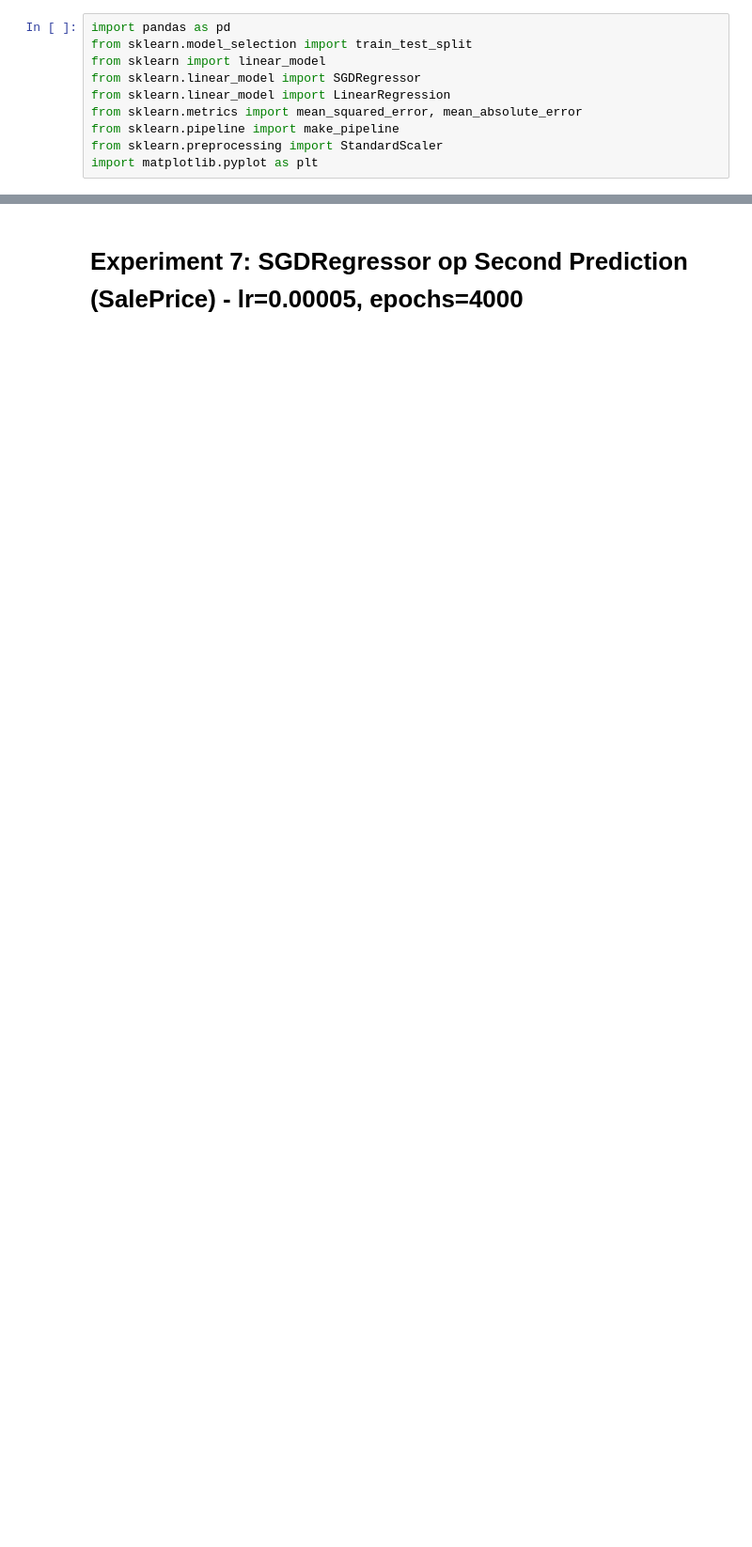
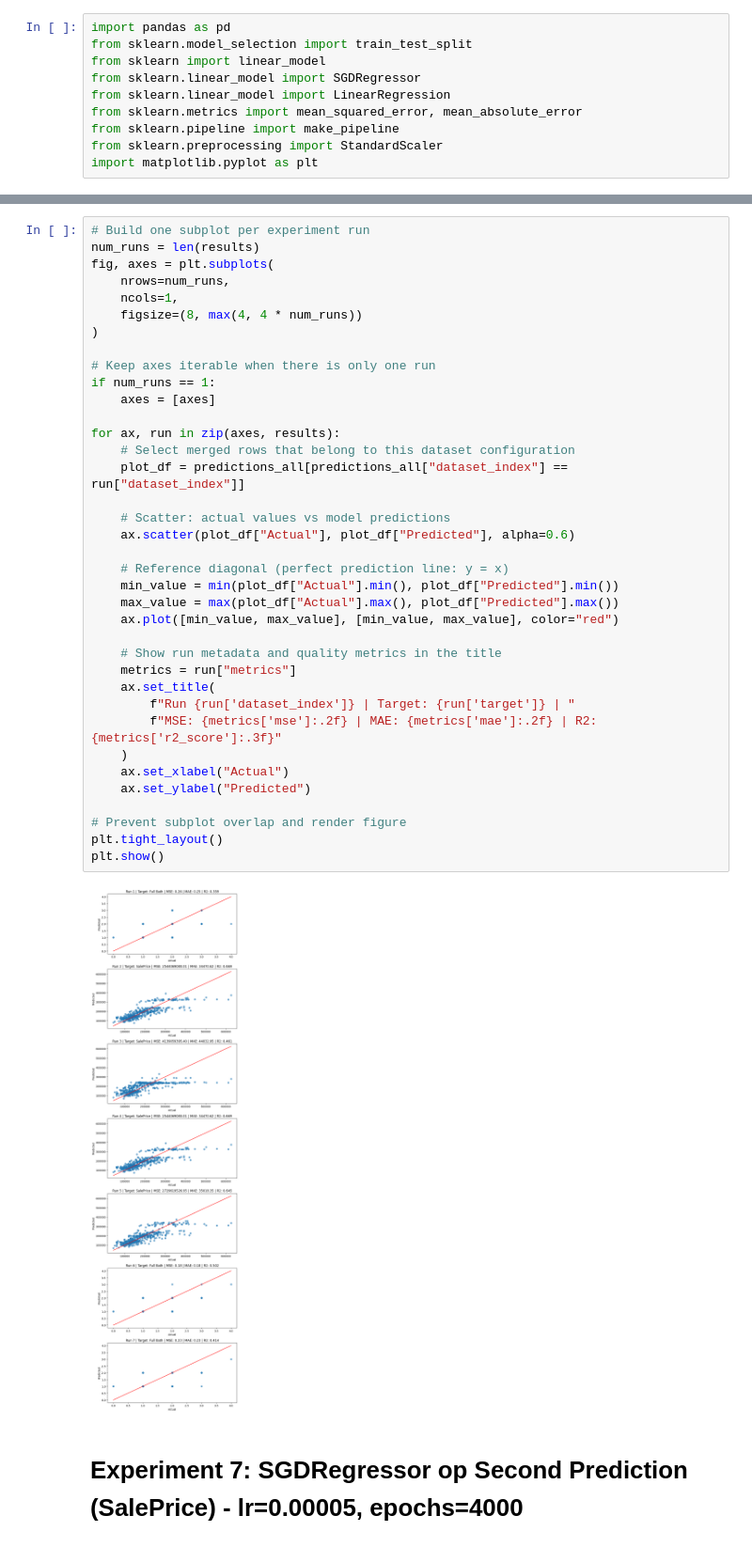
Before and after one commit to ImRoodyDev/HHS-Pyhthon-Pipeline, a Jupyter notebook: DEAI/WEEK 6/lineareregressie.ipynb, the cells around one changed output, grey strips where cells are left out. Shown at 94% size. Saved outputs shown, nothing was run; the diff lists cells and outputs as text; blank space fills up the shorter version.

```diff
--- a/DEAI/WEEK 6/lineareregressie.ipynb
+++ b/DEAI/WEEK 6/lineareregressie.ipynb
@@ -433,3 +215,42 @@ r2_score2
+# %%
+# Build one subplot per experiment run
+num_runs = len(results)
+fig, axes = plt.subplots(
+    nrows=num_runs,
+    ncols=1,
+    figsize=(8, max(4, 4 * num_runs))
+)
+
+# Keep axes iterable when there is only one run
+if num_runs == 1:
+    axes = [axes]
+
+for ax, run in zip(axes, results):
+    # Select merged rows that belong to this dataset configuration
+    plot_df = predictions_all[predictions_all["dataset_index"] == run["dataset_index"]]
+
+    # Scatter: actual values vs model predictions
+    ax.scatter(plot_df["Actual"], plot_df["Predicted"], alpha=0.6)
+
+    # Reference diagonal (perfect prediction line: y = x)
+    min_value = min(plot_df["Actual"].min(), plot_df["Predicted"].min())
+    max_value = max(plot_df["Actual"].max(), plot_df["Predicted"].max())
+    ax.plot([min_value, max_value], [min_value, max_value], color="red")
+
+    # Show run metadata and quality metrics in the title
+    metrics = run["metrics"]
+    ax.set_title(
+        f"Run {run['dataset_index']} | Target: {run['target']} | "
+        f"MSE: {metrics['mse']:.2f} | MAE: {metrics['mae']:.2f} | R2: {metrics['r2_score']:.3f}"
+    )
+    ax.set_xlabel("Actual")
+    ax.set_ylabel("Predicted")
+
+# Prevent subplot overlap and render figure
+plt.tight_layout()
+plt.show()
+# %% [output]
+[figure, added]
 # %% [markdown]
 # Experiment 7: SGDRegressor op Second Prediction (SalePrice) - lr=0.00005, epochs=4000
 # %%
```
Also changed, not shown: parts of 59 cells of this notebook, 4 other files.
